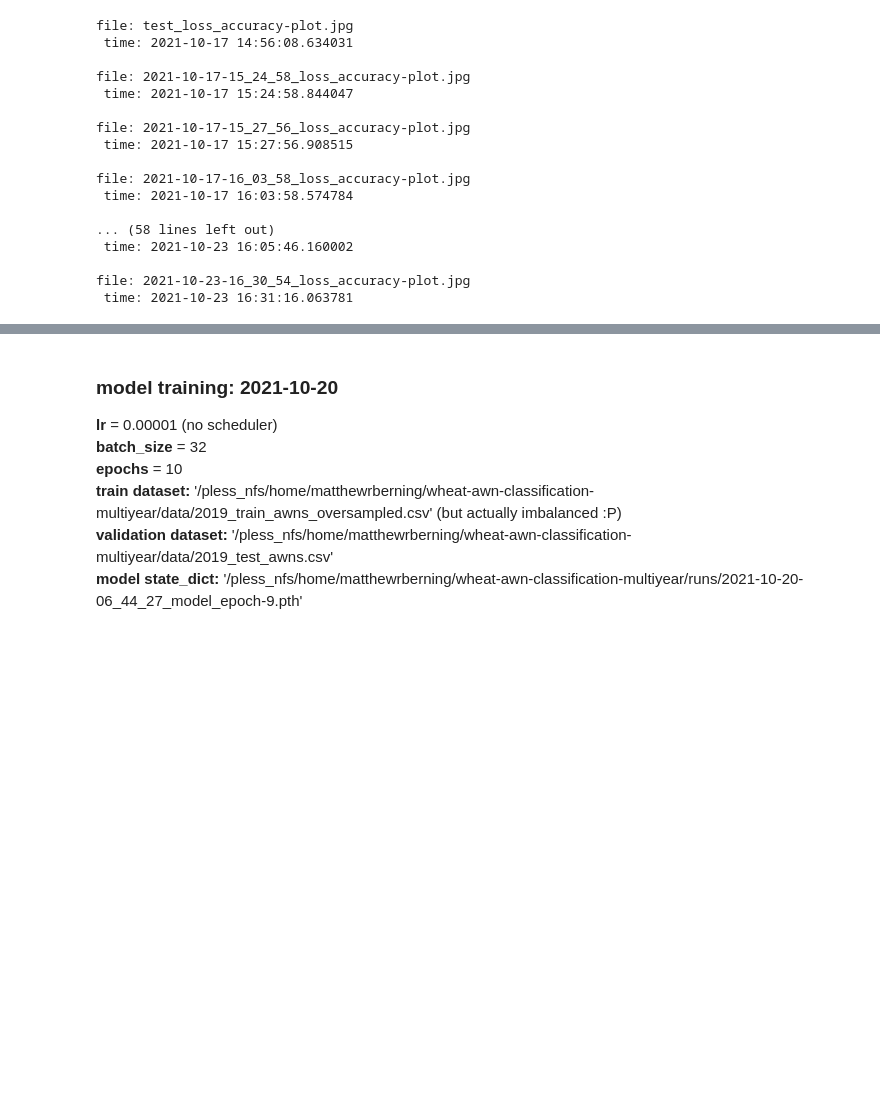
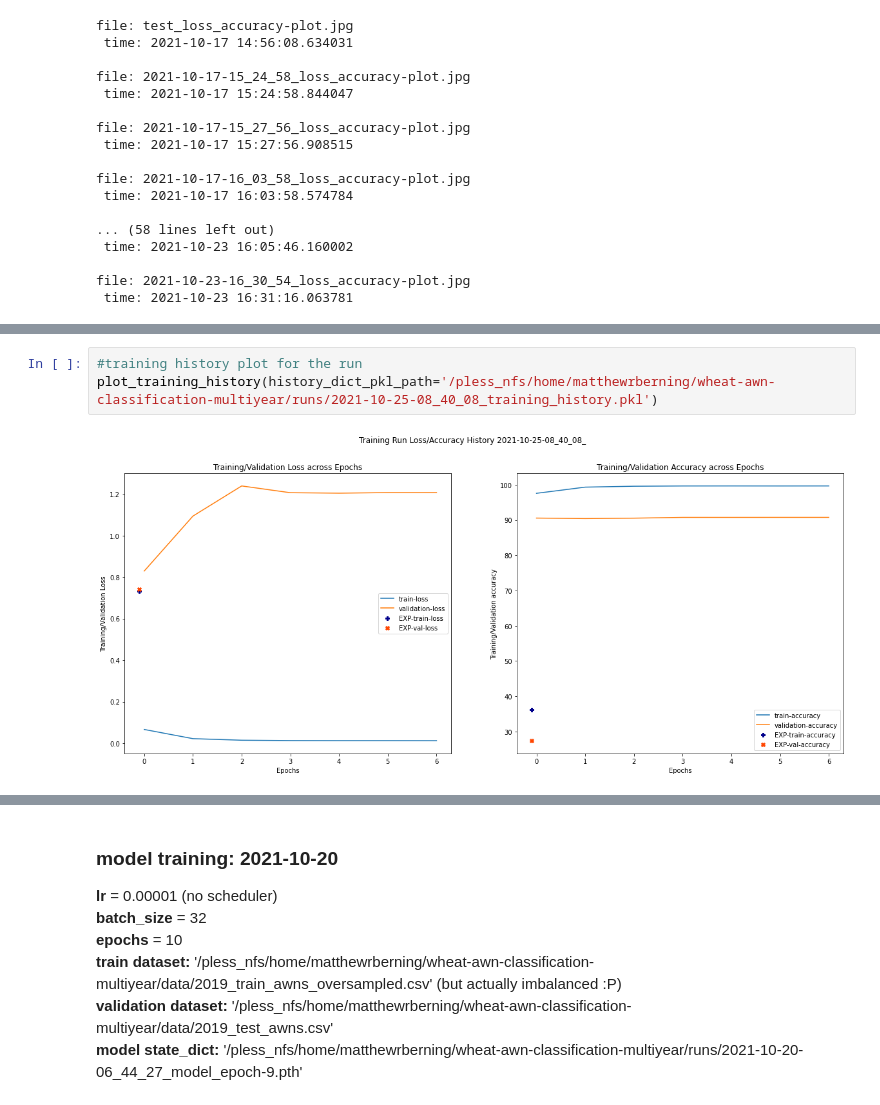
Before and after one commit to matthewrberning/wheat-awn-classification-multiyear, a Jupyter notebook: model/model_evaluation.ipynb, the cells around one changed output, grey strips where cells are left out. Cells and saved outputs as stored; diff of their text form; blank space fills up the shorter version.

Commit message:
updates to notebooks reflecting most recent training session and evaluation loops

```diff
--- a/model/model_evaluation.ipynb
+++ b/model/model_evaluation.ipynb
@@ -354,0 +241,5 @@ ground truths:  39991
+# %%
+#training history plot for the run
+plot_training_history(history_dict_pkl_path='/pless_nfs/home/matthewrberning/wheat-awn-classification-multiyear/runs/2021-10-25-08_40_08_training_history.pkl')
+# %% [output]
+[figure, added]
```
Also changed, not shown: parts of 41 cells of this notebook, 2 other files.
